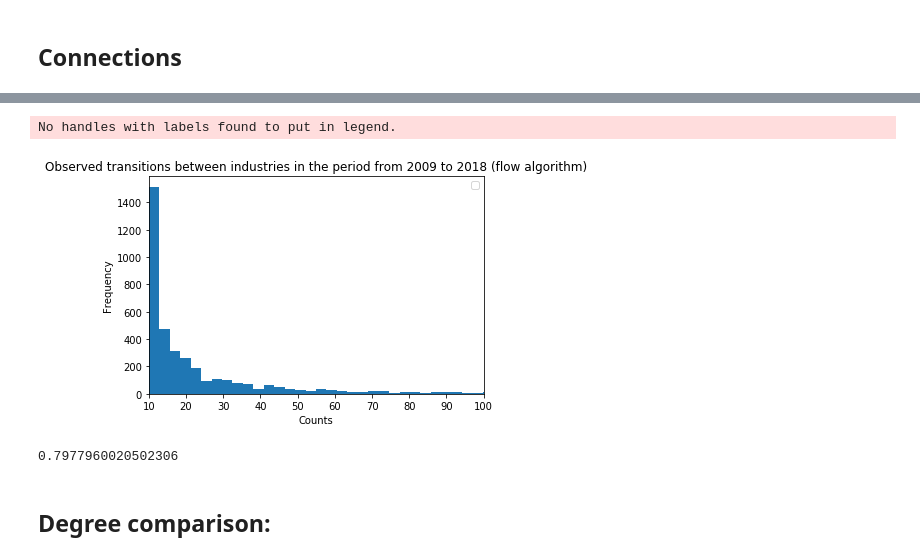
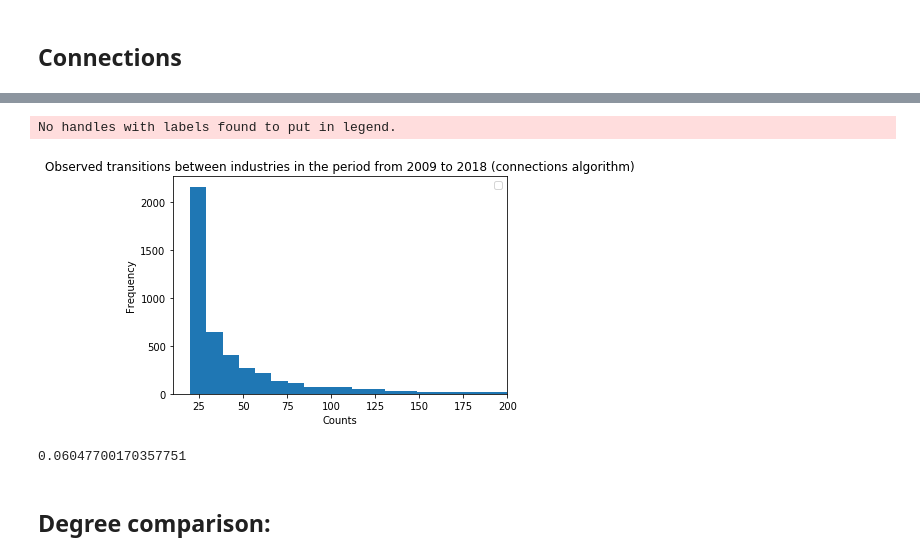
Before and after one commit to alan-turing-institute/KnowledgeFlows, a Jupyter notebook: python/labour_flows_matrix/notebook/analyse_matrix-2009-2018-reportFigures.ipynb, the cells around one changed output, grey strips where cells are left out. Cells and saved outputs as stored; diff of their text form; code cells hidden in the pictures.

```diff
--- a/python/labour_flows_matrix/notebook/analyse_matrix-2009-2018-reportFigures.ipynb
+++ b/python/labour_flows_matrix/notebook/analyse_matrix-2009-2018-reportFigures.ipynb
@@ -210,19 +222,23 @@ See the caveats in the documentation: http://pandas.pydata.org/pandas-docs/stabl
 # %%
-plt.hist(sub_matrix_2009_2018_less1['Counts'],bins=990)
+sub_matrix_2009_2018_less1 = sub_matrix_2009_2018_conn_less1
+
+plt.hist(sub_matrix_2009_2018_less1['Counts'],bins=500)
 
 plt.xlabel('Counts')
 plt.ylabel('Frequency')
-plt.title('Observed transitions between industries in the period from 2009 to 2018 (flow algorithm)')
-plt.xlim(10, 100)
+plt.title('Observed transitions between industries in the period from 2009 to 2018 (connections algorithm)')
+plt.xlim(10, 200)
 plt.legend()
 plt.show()
 
 
 sub_matrix_2009_2018_less1[sub_matrix_2009_2018_less1['Counts']<35].shape[0]/sub_matrix_2009_2018_less1.shape[0]
+
+print (sub_matrix_2009_2018_less1[sub_matrix_2009_2018_less1['Counts']>200].shape[0]/sub_matrix_2009_2018_less1.shape[0])
 # %% [output]
 No handles with labels found to put in legend.
-[figure, old version]
+[figure, new version]
-0.7977960020502306
+0.06047700170357751
 # %%
 Gm_simple_2009_2018_flows = build_network_object(reduced_matrix_2009_2018_flows,'weight')
 Gm_simple_2009_2018_conn = build_network_object(reduced_matrix_2009_2018_conn,'weight')
```
Also changed, not shown: parts of 9 cells of this notebook, 31 other files.
